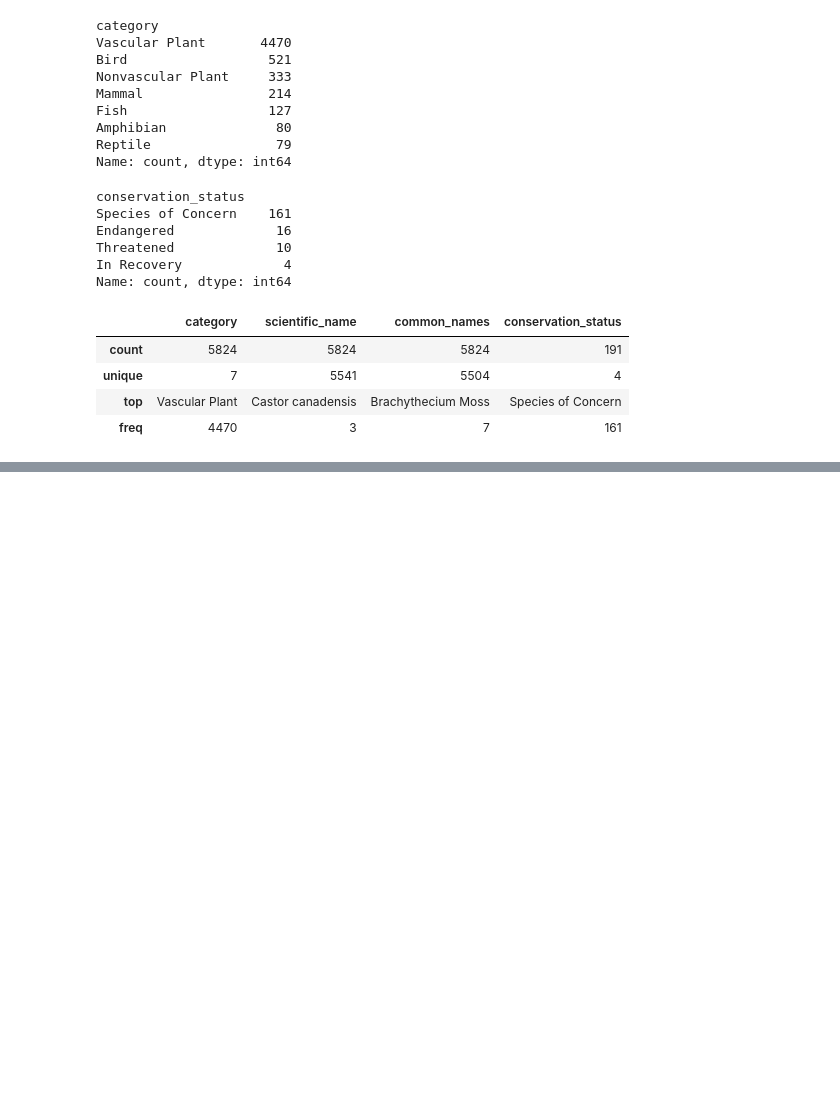
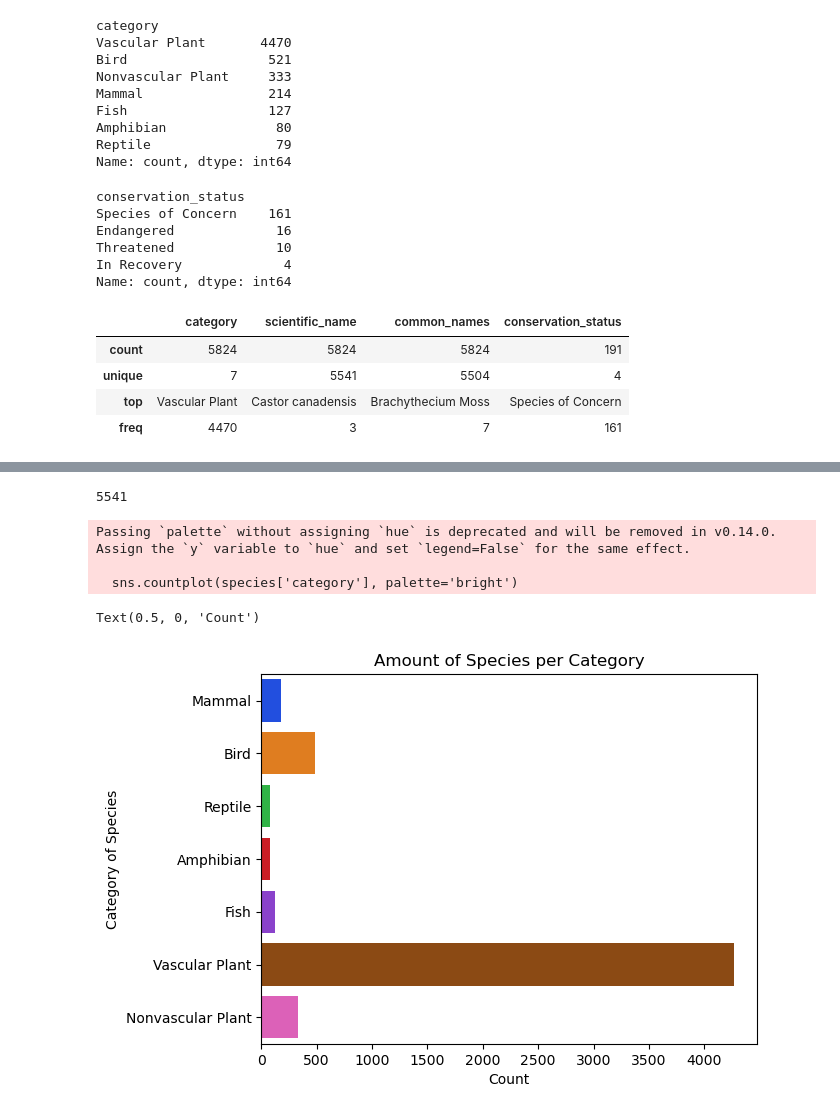
Before and after one commit to CrisFC4/Biodiversity_project, a Jupyter notebook: biodiversity_starter/biodiversity.ipynb, the cells around one changed output, grey strips where cells are left out. Cells and saved outputs as stored; diff of their text form; code cells hidden in the pictures; blank space fills up the shorter version.

Commit message:
Exploratory analysis (species)

```diff
--- a/biodiversity_starter/biodiversity.ipynb
+++ b/biodiversity_starter/biodiversity.ipynb
@@ -99,0 +150,18 @@ species.describe(include='all')
+# %%
+# Drop duplicates of the 'scientific_name' variable
+species.drop_duplicates(subset=['scientific_name'],inplace=True)
+len(species)
+# %% [output]
+5541
+# %%
+# Bar plot of the 'category' variable
+sns.countplot(species['category'], palette='bright')
+plt.title('Amount of Species per Category')
+plt.ylabel('Category of Species')
+plt.xlabel('Count')
+# %% [output]
+Passing `palette` without assigning `hue` is deprecated and will be removed in v0.14.0. Assign the `y` variable to `hue` and set `legend=False` for the same effect.
+
+  sns.countplot(species['category'], palette='bright')
+Text(0.5, 0, 'Count')
+[figure, added]
```
Also changed, not shown: parts of 7 cells of this notebook.
